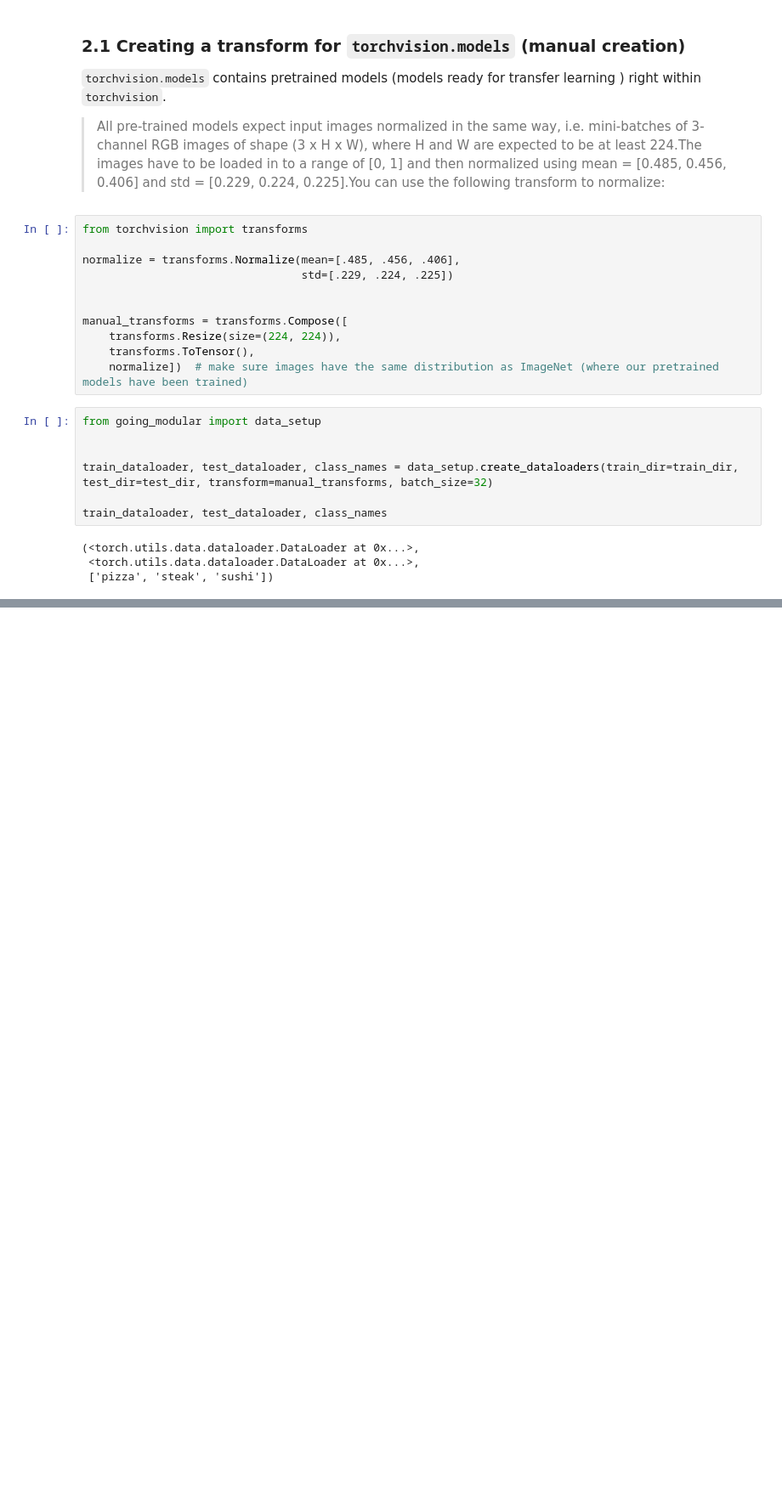
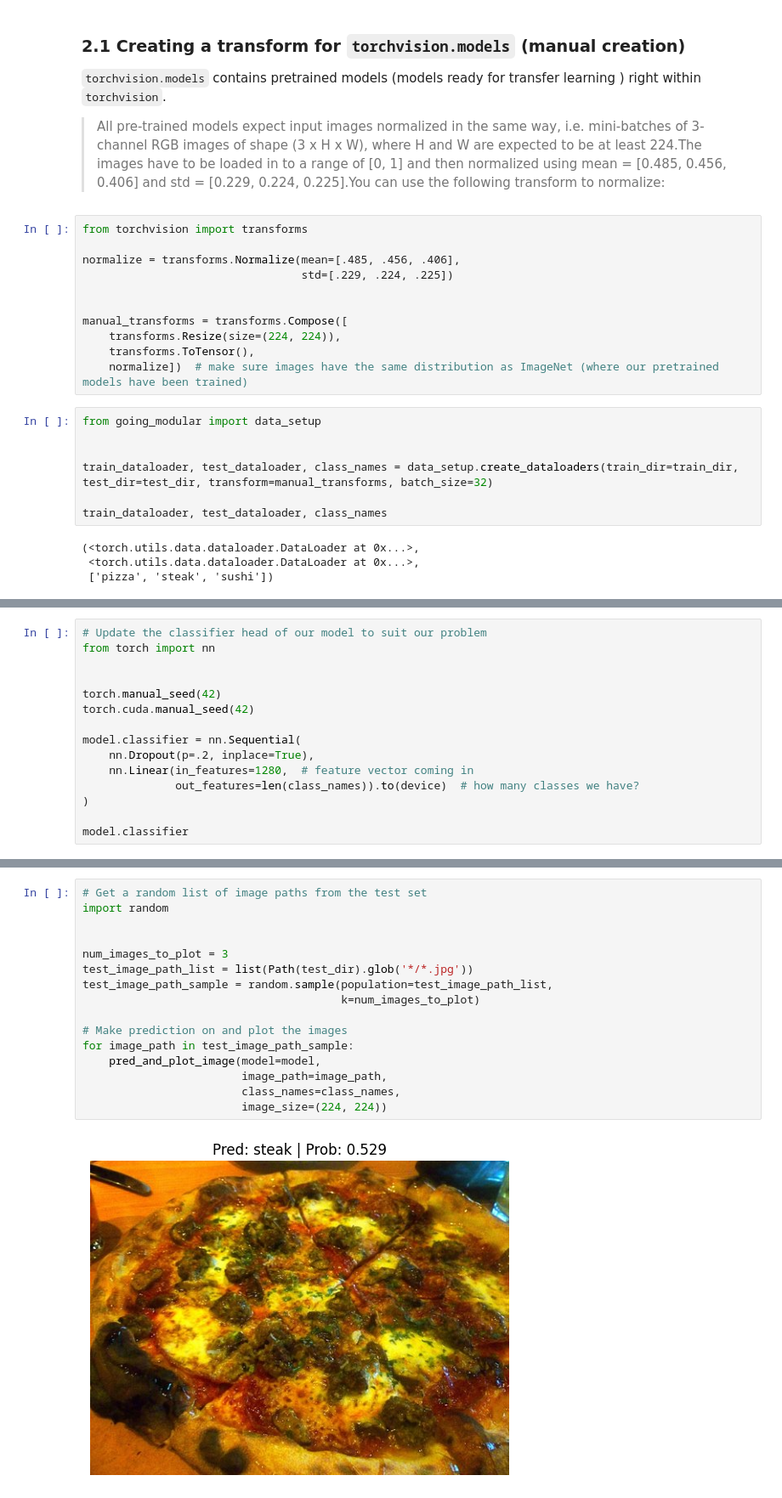
Before and after one commit to VanLinLin/PyTorch-for-Deep-Learning-Bootcamp, a Jupyter notebook: 06_pytorch_transfer_learning.ipynb, the cells around one changed output, grey strips where cells are left out. Shown at 85% size. Drawn from its saved outputs; the diff is of its cells as text; blank space fills up the shorter version.

```diff
--- a/06_pytorch_transfer_learning.ipynb
+++ b/06_pytorch_transfer_learning.ipynb
@@ -134,0 +285,15 @@ train_dataloader, test_dataloader, class_names
+# %%
+# Update the classifier head of our model to suit our problem
+from torch import nn
+
+
+torch.manual_seed(42)
+torch.cuda.manual_seed(42)
+
+model.classifier = nn.Sequential(
+    nn.Dropout(p=.2, inplace=True),
+    nn.Linear(in_features=1280,  # feature vector coming in
+              out_features=len(class_names)).to(device)  # how many classes we have?
+)
+
+model.classifier
@@ -134,0 +468,18 @@ train_dataloader, test_dataloader, class_names
+# %%
+# Get a random list of image paths from the test set
+import random
+
+
+num_images_to_plot = 3
+test_image_path_list = list(Path(test_dir).glob('*/*.jpg'))
+test_image_path_sample = random.sample(population=test_image_path_list,
+                                       k=num_images_to_plot)
+
+# Make prediction on and plot the images
+for image_path in test_image_path_sample:
+    pred_and_plot_image(model=model,
+                        image_path=image_path,
+                        class_names=class_names,
+                        image_size=(224, 224))
+# %% [output]
+[figure, added]
```
Also changed, not shown: parts of 25 cells of this notebook.
